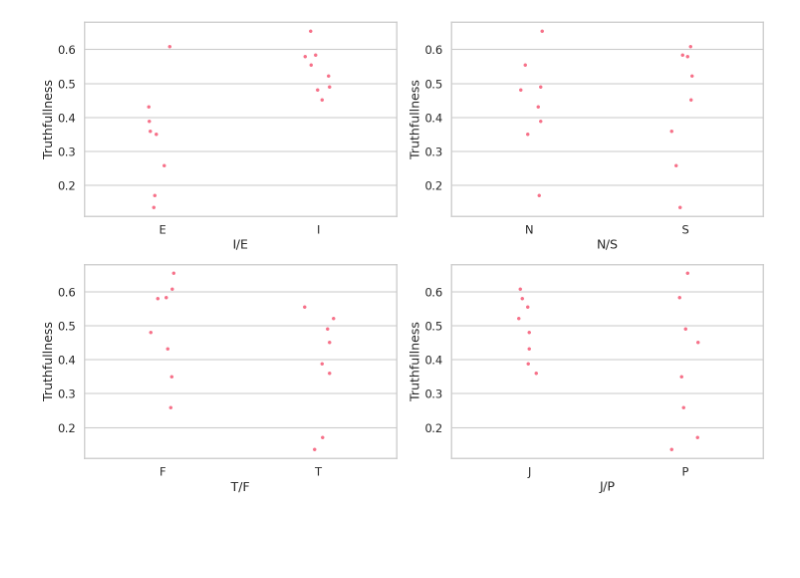
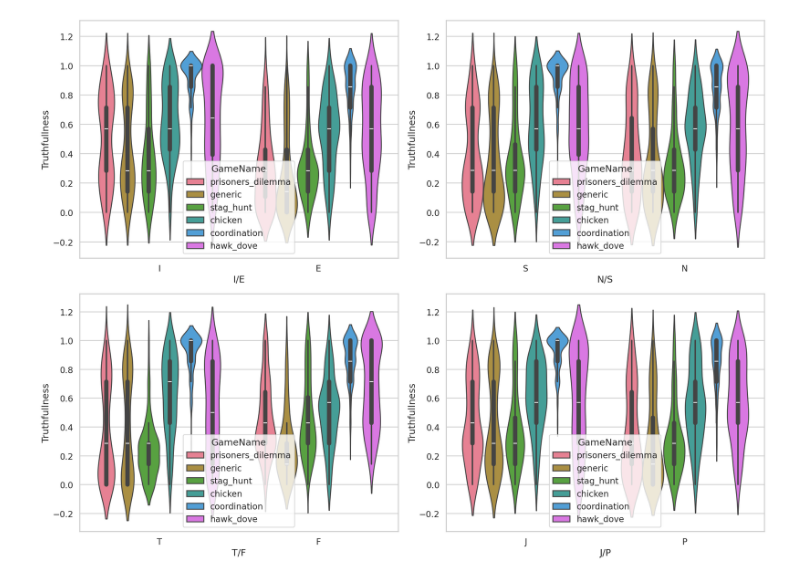
Before and after one commit to mathislindner/Multi-Agent-LLM-Game-Theory, a Jupyter notebook: plot_by_game.ipynb, the cells around one changed output. Cells and saved outputs as stored; diff of their text form; code cells hidden in the pictures; blank space fills up the shorter version.

```diff
--- a/plot_by_game.ipynb
+++ b/plot_by_game.ipynb
@@ -131,0 +137,37 @@ plt.show()
+# %%
+# Prepare the data for plotting
+df_agents['Round'] = df_agents['CumulativeScores'].apply(lambda x: list(range(len(x))))
+df_agents['TruthfulByRound'] = df_agents.apply(lambda row: list(zip(row['Round'], row['Truthful'])), axis=1)
+
+# Explode the data to have one row per round
+df_exploded = df_agents.explode('TruthfulByRound')
+df_exploded['Round'] = df_exploded['TruthfulByRound'].apply(lambda x: x[0] if isinstance(x, tuple) else None)
+df_exploded['Truthful'] = df_exploded['TruthfulByRound'].apply(lambda x: x[1] if isinstance(x, tuple) else None)
+
+# Filter out rows with missing values
+df_exploded = df_exploded.dropna(subset=['Round', 'Truthful'])
+
+# Convert Round to integer for proper sorting
+df_exploded['Round'] = df_exploded['Round'].astype(int)
+
+# Plot average truthfulness by round for each dichotomy
+sns.set(style="whitegrid")
+sns.set_context("talk")
+sns.set_palette("husl")
+fig, axs = plt.subplots(2, 2, figsize=(15, 10))
+
+sns.lineplot(data=df_exploded, x='Round', y='Truthful', hue='I/E', ax=axs[0, 0], ci=None)
+axs[0, 0].set_title('Average Truthfulness by Round - I/E')
+
+sns.lineplot(data=df_exploded, x='Round', y='Truthful', hue='N/S', ax=axs[0, 1], ci=None)
+axs[0, 1].set_title('Average Truthfulness by Round - N/S')
+
+sns.lineplot(data=df_exploded, x='Round', y='Truthful', hue='T/F', ax=axs[1, 0], ci=None)
+axs[1, 0].set_title('Average Truthfulness by Round - T/F')
+
+sns.lineplot(data=df_exploded, x='Round', y='Truthful', hue='J/P', ax=axs[1, 1], ci=None)
+axs[1, 1].set_title('Average Truthfulness by Round - J/P')
+
+plt.tight_layout()
+plt.savefig(plots_path + "average_truthfulness_by_round_dichotomy.png")
+plt.show()
@@ -145,30 +206,15 @@ plt.show()
 # %%
 # Create violin plots for Truthfullness across individual dichotomies, grouped by GameName
 sns.set(style="whitegrid")
 sns.set_context("talk")
 sns.set_palette("husl")
 fig, axs = plt.subplots(2, 2, figsize=(20, 15))
-sns.violinplot(x='I/E', y='Truthfullness', hue='GameName', data=df_agents, split=True, ax=axs[0, 0])
-sns.violinplot(x='N/S', y='Truthfullness', hue='GameName', data=df_agents, split=True, ax=axs[0, 1])
-sns.violinplot(x='T/F', y='Truthfullness', hue='GameName', data=df_agents, split=True, ax=axs[1, 0])
-sns.violinplot(x='J/P', y='Truthfullness', hue='GameName', data=df_agents, split=True, ax=axs[1, 1])
+sns.violinplot(x='I/E', y='Truthfullness', hue='GameName', data=df_agents, split=False, ax=axs[0, 0])
+sns.violinplot(x='N/S', y='Truthfullness', hue='GameName', data=df_agents, split=False, ax=axs[0, 1])
+sns.violinplot(x='T/F', y='Truthfullness', hue='GameName', data=df_agents, split=False, ax=axs[1, 0])
+sns.violinplot(x='J/P', y='Truthfullness', hue='GameName', data=df_agents, split=False, ax=axs[1, 1])
 plt.tight_layout()
 plt.savefig(plots_path + "truthfullness_violin_per_game_dichotomy.png")
 plt.show()
+# %% [output]
+[figure, added]
-# %%
-#plot score on y-axis and row on x-axis for individual dichotomies
-
-#df_grouped_game = df_agents.groupby(['GameName', 'I/E', 'N/S', 'T/F', 'J/P'])["Truthfullness"].mean().reset_index()
-sns.set(style="whitegrid")
-sns.set_context("talk")
-sns.set_palette("husl")
-fig, axs = plt.subplots(2, 2, figsize=(15, 10))
-sns.stripplot(x='I/E', y='Truthfullness',hue='GameName' data=df_agents, ax=axs[0, 0], jitter=True)
-sns.stripplot(x='N/S', y='Truthfullness',hue='GameName' data=df_agents, ax=axs[0, 1], jitter=True)
-sns.stripplot(x='T/F', y='Truthfullness',hue='GameName' data=df_agents, ax=axs[1, 0], jitter=True)
-sns.stripplot(x='J/P', y='Truthfullness',hue='GameName' data=df_agents, ax=axs[1, 1], jitter=True)
-plt.tight_layout()
-plt.savefig(plots_path + 'truthfullness_stripplot_dichotomies.png')
-plt.show()
-# %% [output]
-[figure, removed]
```
Also changed, not shown: parts of 10 cells of this notebook, 6 other files.
